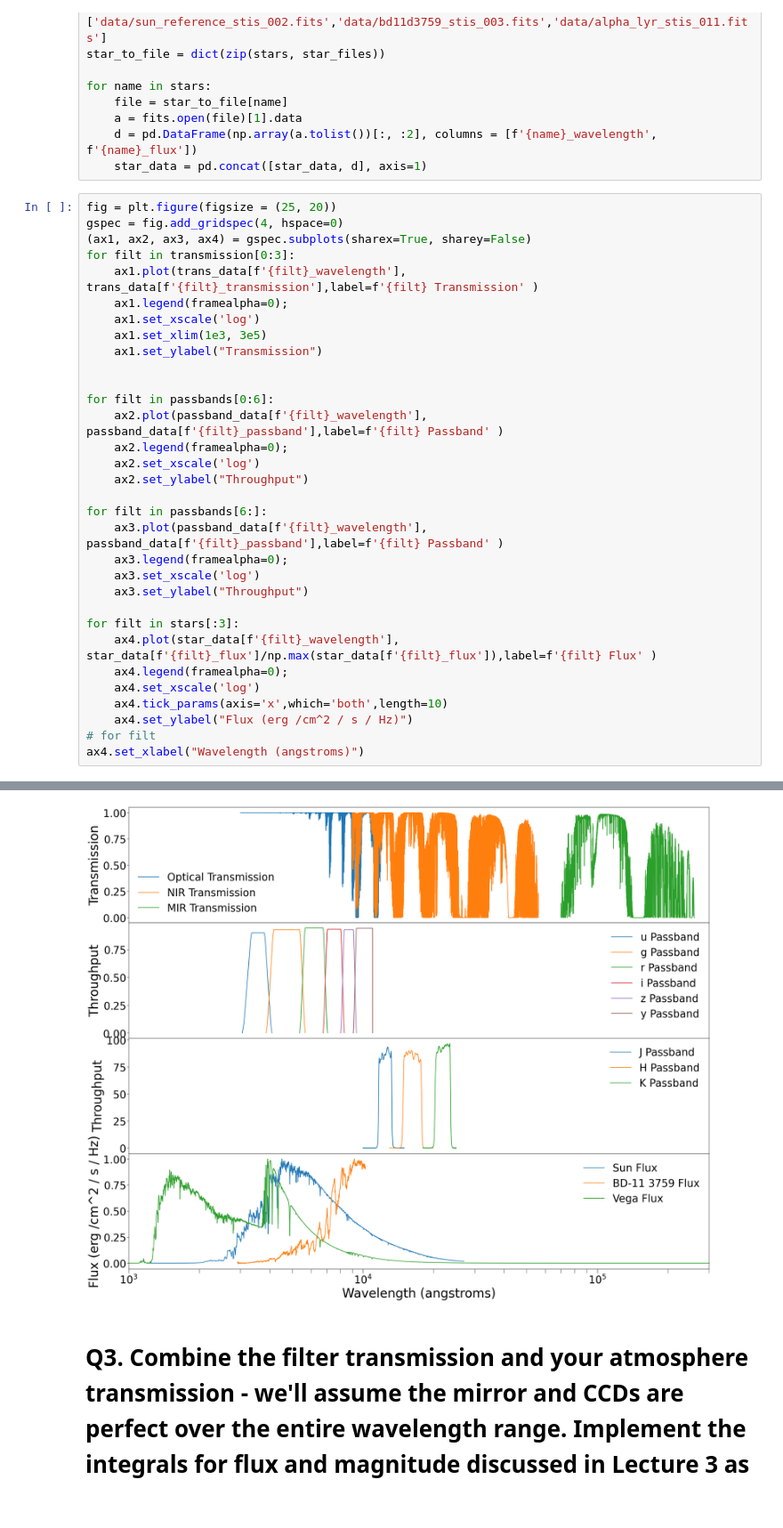
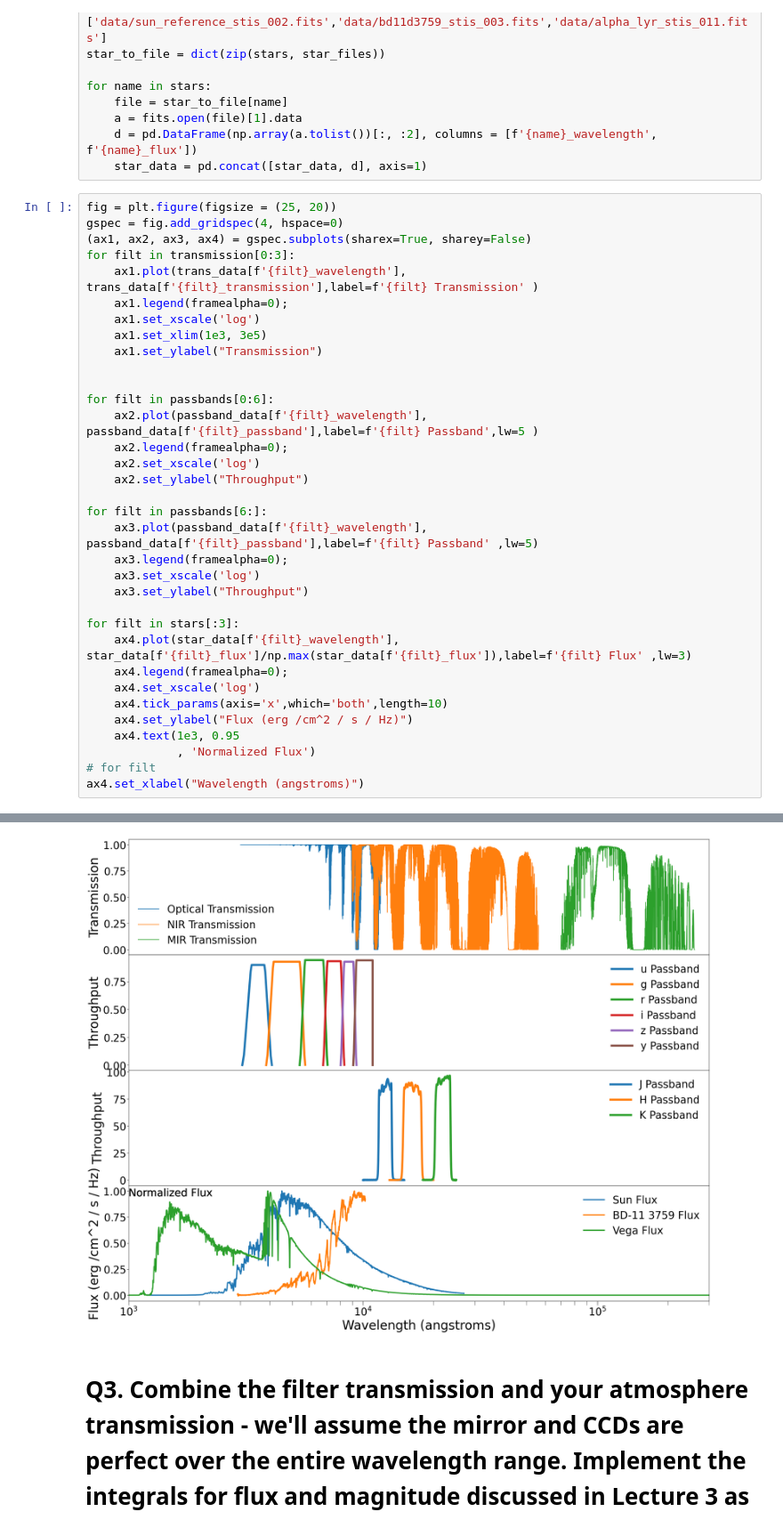
Before and after one commit to gnarayan/ast503_2024_Fall, a Jupyter notebook: HW1_ASTR503_PadmaVenkatraman.ipynb, the cells around one changed output, grey strips where cells are left out. Shown at 89% size. Drawn from its saved outputs; the diff is of its cells as text.

```diff
--- a/HW1_ASTR503_PadmaVenkatraman.ipynb
+++ b/HW1_ASTR503_PadmaVenkatraman.ipynb
@@ -227,37 +238,39 @@ for name in stars:
 fig = plt.figure(figsize = (25, 20))
 gspec = fig.add_gridspec(4, hspace=0)
 (ax1, ax2, ax3, ax4) = gspec.subplots(sharex=True, sharey=False)
 for filt in transmission[0:3]:
     ax1.plot(trans_data[f'{filt}_wavelength'], trans_data[f'{filt}_transmission'],label=f'{filt} Transmission' )
     ax1.legend(framealpha=0);
     ax1.set_xscale('log')
     ax1.set_xlim(1e3, 3e5)
     ax1.set_ylabel("Transmission")
 
 
 for filt in passbands[0:6]:
-    ax2.plot(passband_data[f'{filt}_wavelength'], passband_data[f'{filt}_passband'],label=f'{filt} Passband' )
+    ax2.plot(passband_data[f'{filt}_wavelength'], passband_data[f'{filt}_passband'],label=f'{filt} Passband',lw=5 )
     ax2.legend(framealpha=0);
     ax2.set_xscale('log')
     ax2.set_ylabel("Throughput")
 
 for filt in passbands[6:]:
-    ax3.plot(passband_data[f'{filt}_wavelength'], passband_data[f'{filt}_passband'],label=f'{filt} Passband' )
+    ax3.plot(passband_data[f'{filt}_wavelength'], passband_data[f'{filt}_passband'],label=f'{filt} Passband' ,lw=5)
     ax3.legend(framealpha=0);
     ax3.set_xscale('log')
     ax3.set_ylabel("Throughput")
 
 for filt in stars[:3]:
-    ax4.plot(star_data[f'{filt}_wavelength'], star_data[f'{filt}_flux']/np.max(star_data[f'{filt}_flux']),label=f'{filt} Flux' )
+    ax4.plot(star_data[f'{filt}_wavelength'], star_data[f'{filt}_flux']/np.max(star_data[f'{filt}_flux']),label=f'{filt} Flux' ,lw=3)
     ax4.legend(framealpha=0);
     ax4.set_xscale('log')
     ax4.tick_params(axis='x',which='both',length=10)
     ax4.set_ylabel("Flux (erg /cm^2 / s / Hz)")
+    ax4.text(1e3, 0.95
+             , 'Normalized Flux')
 # for filt
 ax4.set_xlabel("Wavelength (angstroms)")
 # %% [output]
 Text(0.5, 0, 'Wavelength (angstroms)')
-[figure, old version]
+[figure, new version]
 # %% [markdown]
 # Q3. Combine the filter transmission and your atmosphere transmission - we'll assume the mirror and CCDs are perfect over the entire wavelength range. Implement the integrals for flux and magnitude discussed in Lecture 3 as python code. (40 pts)
 
```
Also changed, not shown: parts of 2 cells of this notebook.
